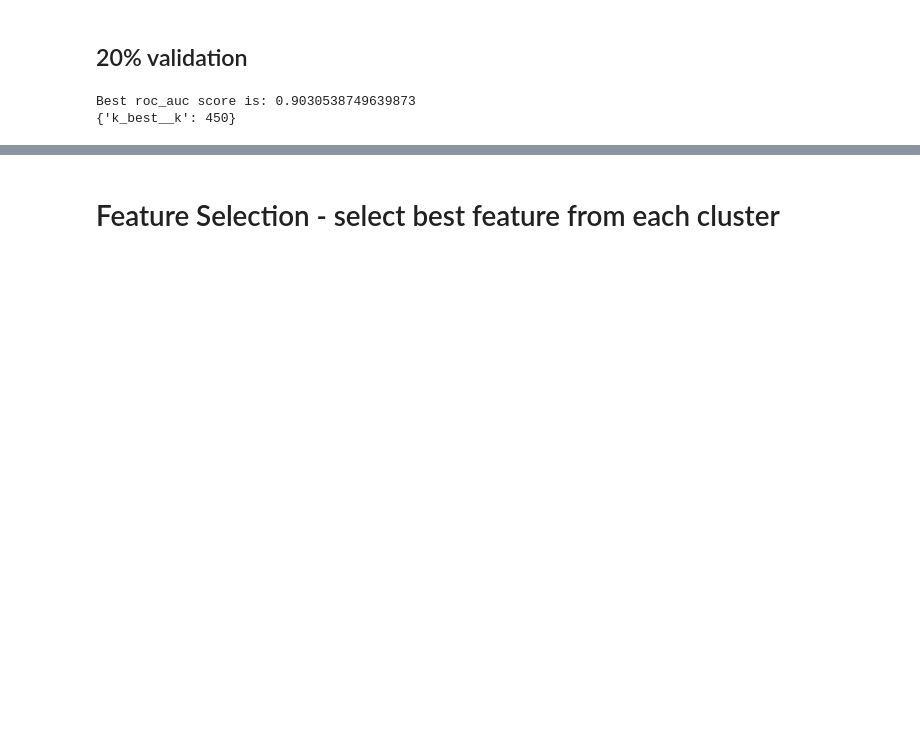
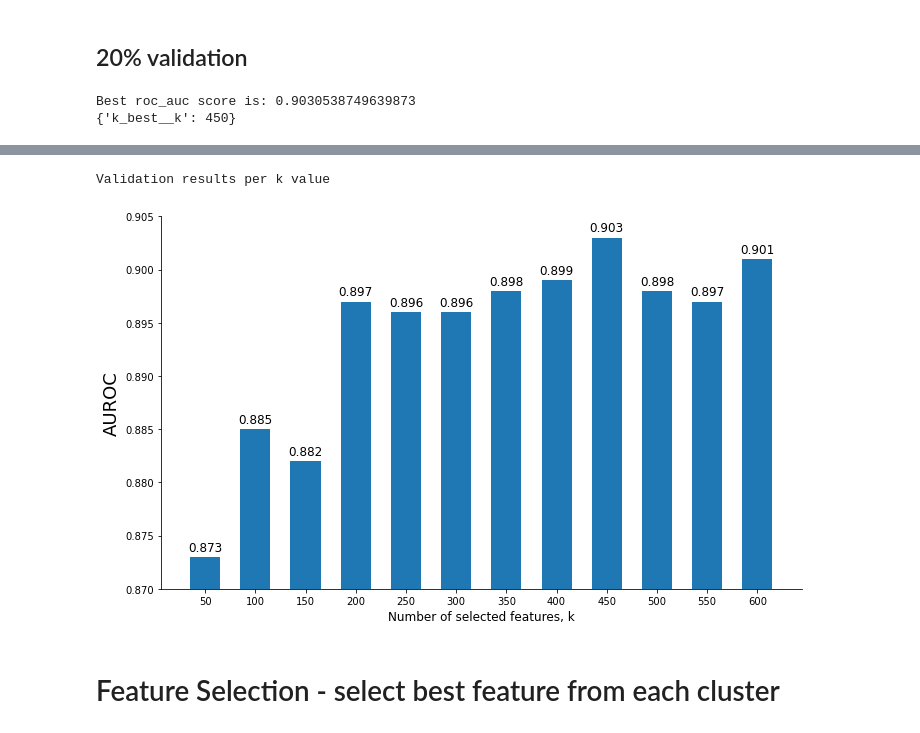
Before and after one commit to shakedna1/wspc_rep, a Jupyter notebook: Code/WSPC_train_pipeline.ipynb, the cells around one changed output, grey strips where cells are left out. Cells and saved outputs as stored; diff of their text form; code cells hidden in the pictures; blank space fills up the shorter version.

```diff
--- a/Code/WSPC_train_pipeline.ipynb
+++ b/Code/WSPC_train_pipeline.ipynb
@@ -138,3 +131,13 @@ Validation results per k value
+# %%
+print('Validation results per k value')
+
+fig_path = figs_output / 'feat_selection_k.pdf'
+
+fs_dict = dict(zip(list(kvals_df.index), list(kvals_df['mean_test_roc_auc'])))
+create_barplots(fs_dict, width=30, x_label='Number of selected features, k', y_label=AUROC, out_path=fig_path, round_by=3, bar_label_font_size=12)
+# %% [output]
+Validation results per k value
+[figure, added]
 # %% [markdown]
 # Feature Selection - select best feature from each cluster
 # %%
```
Also changed, not shown: parts of 43 cells of this notebook, 1 other file.
